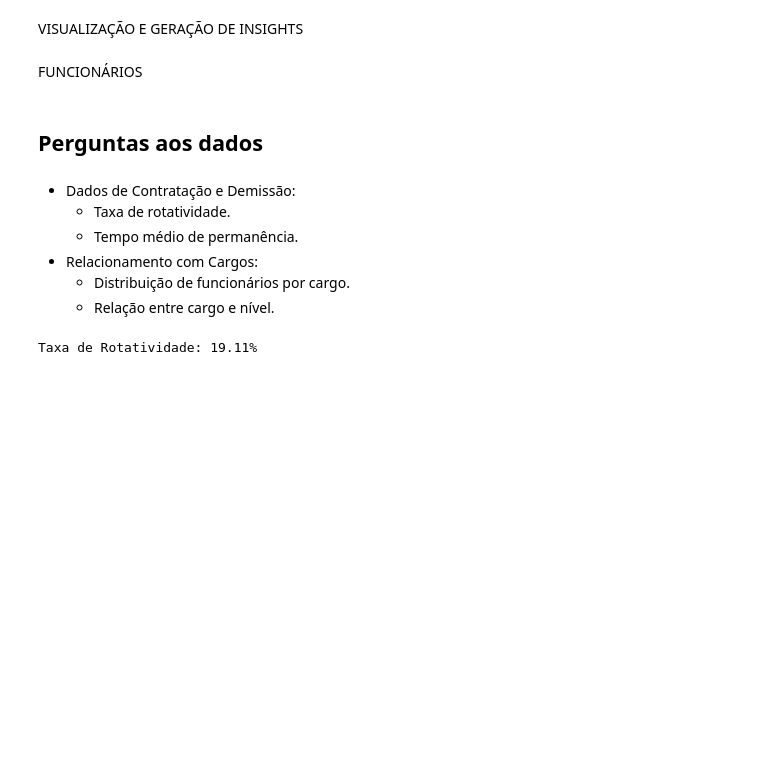
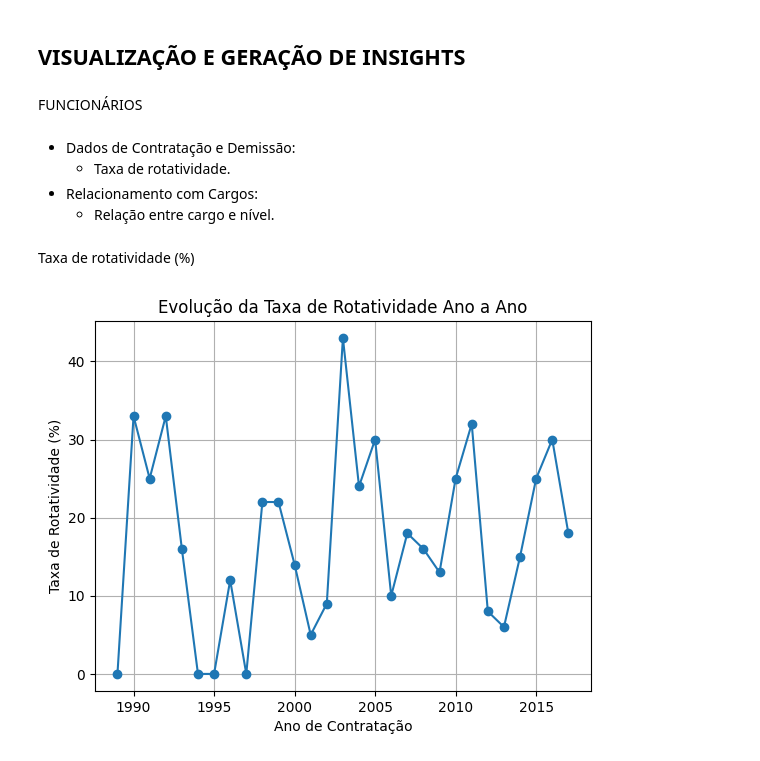
Before and after one commit to antoniolfnt/desafionst, a Jupyter notebook: DataVisualization.ipynb, the cells around one changed output. Drawn from its saved outputs; the diff is of its cells as text; code cells hidden in the pictures; blank space fills up the shorter version.

Commit message:
Pre final commit with some of new thing about visualization

```diff
--- a/DataVisualization.ipynb
+++ b/DataVisualization.ipynb
@@ -8,4 +37,2 @@ cf.go_offline()
 # %% [markdown]
-<p>VISUALIZAÇÃO E GERAÇÃO DE INSIGHTS</p>
+## VISUALIZAÇÃO E GERAÇÃO DE INSIGHTS
-# %% [markdown]
-FUNCIONÁRIOS
@@ -15,24 +39,39 @@ df_employers = pd.read_parquet('gold/employers.parquet')
-# %% [markdown]
-## Perguntas aos dados
+# %% [markdown]
+<p>FUNCIONÁRIOS</p>
 # %% [markdown]
 - Dados de Contratação e Demissão:
 	- Taxa de rotatividade.
-	- Tempo médio de permanência.
 - Relacionamento com Cargos:
-	- Distribuição de funcionários por cargo.
 	- Relação entre cargo e nível.
-# %%
-# Dados de contratação e Demissão (Taxa de Rotatividade)
-#df_employers.info()
-df_employers.data_de_demissao = pd.to_datetime(df_employers.data_de_demissao)
-num_funcionarios_que_deixaram = df_employers['data_de_demissao'].notnull().sum()
-
-
-
-num_funcionarios_medio = df_employers['id_rh'].nunique()  # Número médio de funcionários
-
-taxa_rotatividade = (num_funcionarios_que_deixaram / num_funcionarios_medio) * 100
-
-print(f'Taxa de Rotatividade: {taxa_rotatividade:.2f}%')
-# %% [output]
-Taxa de Rotatividade: 19.11%
+# %% [markdown]
+<p> Taxa de rotatividade (%) </p>
+# %%
+# Adiciona coluna de ano
+df_employers['ano_contratacao'] = df_employers['data_de_contratacao'].dt.year
+
+# Inicializa a classe PandaSQL
+pysqldf = PandaSQL()
+
+# Calcula a taxa de rotatividade ano a ano usando pandasql
+query_rotatividade_ano_a_ano = """
+    SELECT
+        ano_contratacao,
+        COUNT(DISTINCT id_rh) AS total_funcionarios,
+        SUM(CASE WHEN data_de_demissao IS NOT NULL THEN 1 ELSE 0 END) AS funcionarios_que_deixaram,
+        100 * SUM(CASE WHEN data_de_demissao IS NOT NULL THEN 1 ELSE 0 END) / COUNT(DISTINCT id_rh) AS taxa_rotatividade
+    FROM df_employers
+    GROUP BY ano_contratacao
+    ORDER BY ano_contratacao
+"""
+
+resultado_rotatividade_ano_a_ano = pysqldf(query_rotatividade_ano_a_ano)
+
+# Criar gráfico de linha
+plt.plot(resultado_rotatividade_ano_a_ano['ano_contratacao'], resultado_rotatividade_ano_a_ano['taxa_rotatividade'], marker='o')
+plt.xlabel('Ano de Contratação')
+plt.ylabel('Taxa de Rotatividade (%)')
+plt.title('Evolução da Taxa de Rotatividade Ano a Ano')
+plt.grid(True)
+plt.show()
+# %% [output]
+[figure, added]
```
Also changed, not shown: parts of 13 cells of this notebook, 4 other files.
